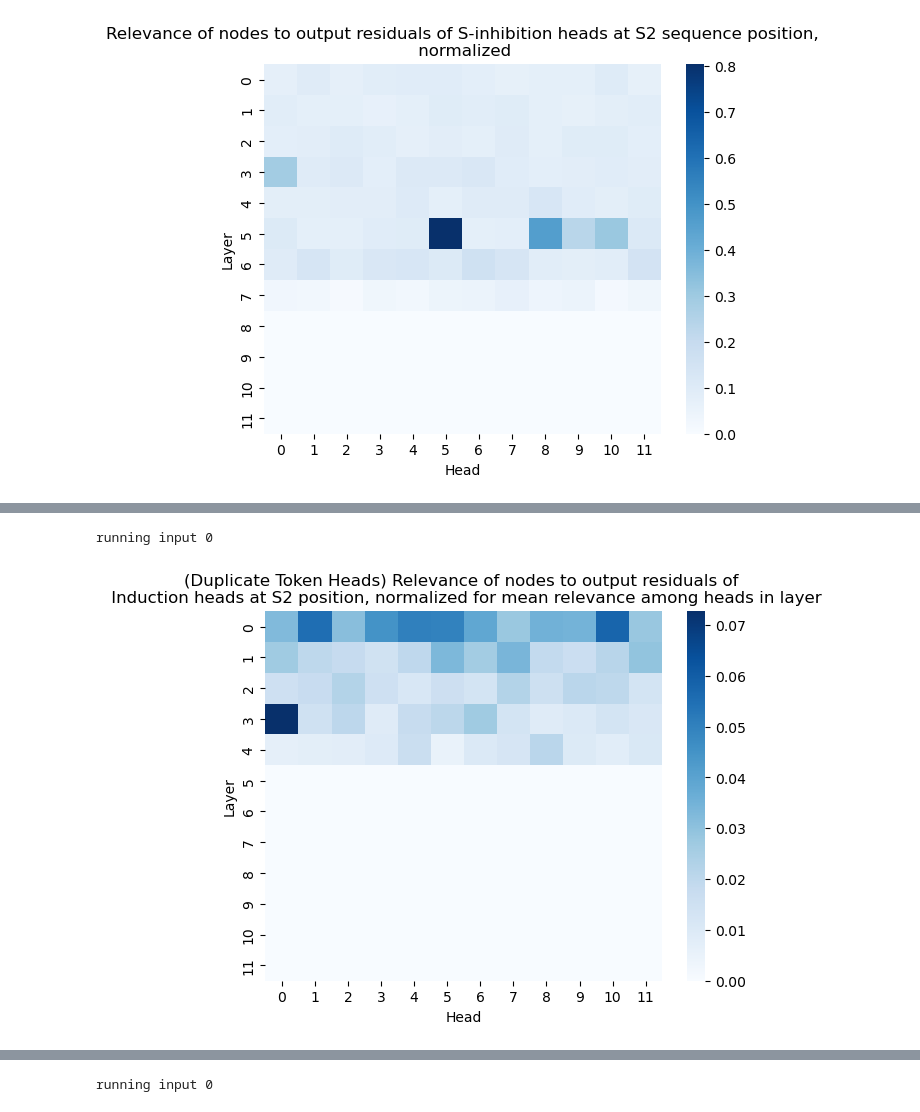
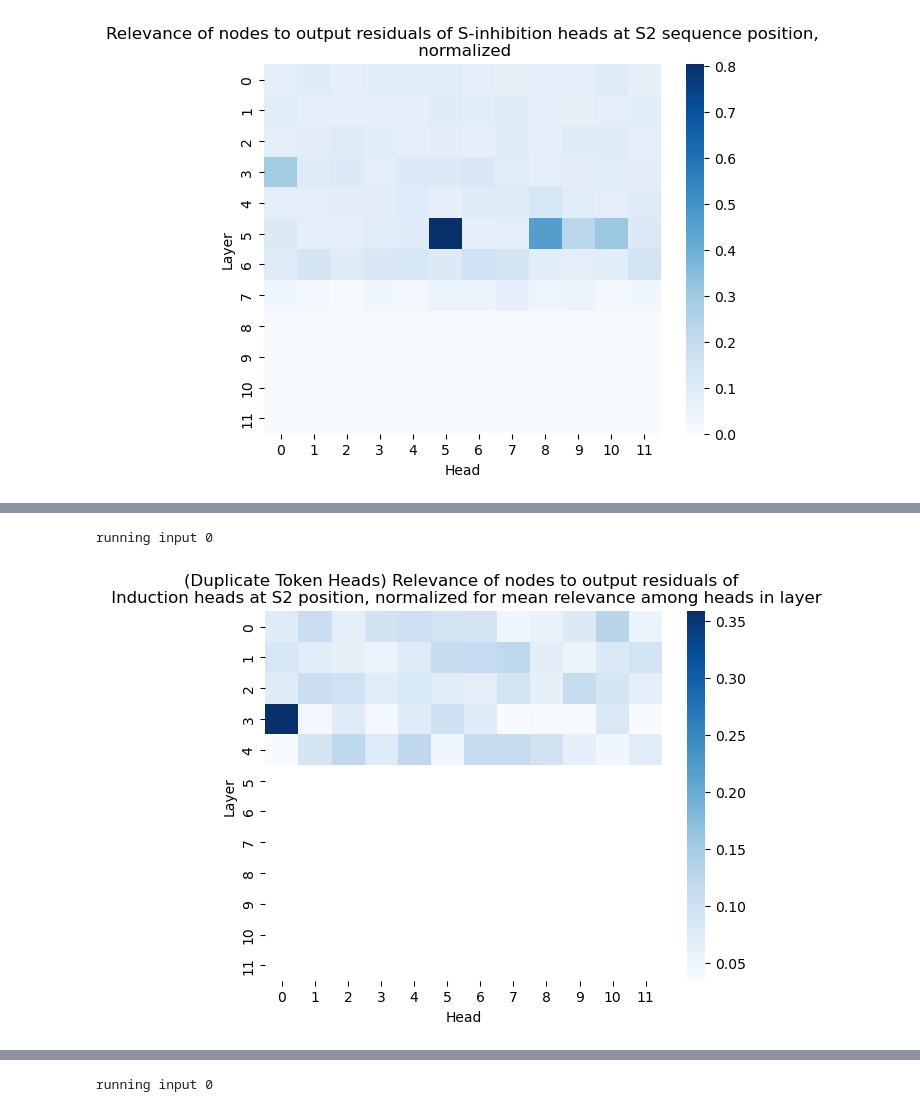
Before and after one commit to adelaidehsu/CD_Circuit, a Jupyter notebook: notebooks/GPT_sanity_checks.ipynb, the cells around one changed output, grey strips where cells are left out. Saved outputs shown, nothing was run; the diff lists cells and outputs as text; code cells hidden in the pictures.

```diff
--- a/notebooks/GPT_sanity_checks.ipynb
+++ b/notebooks/GPT_sanity_checks.ipynb
@@ -746,16 +577,0 @@ I think decomposing key/query here will make things more complicated, not less,
-# %%
-ioi_logits, ioi_cache = model.run_with_cache(ioi_dataset.toks[0:1])
-
-norms = np.zeros((12, 15, 12))
-for layer_idx in range(12):
-    for sequence_idx in range(15):
-        for attn_head_idx in range(12):
-            mean_act = mean_acts[layer_idx, sequence_idx, attn_head_idx]
-            rel = ioi_cache['blocks.' + str(layer_idx) + '.attn.hook_z'][0][sequence_idx][attn_head_idx] - mean_act
-            norms[layer_idx, sequence_idx, attn_head_idx] = np.linalg.norm(rel.cpu())
-# %%
-s = sns.heatmap(np.sum(norms, axis=2)[:10, :], xticklabels = range(12), yticklabels = range(12), cmap='Blues', cbar_kws={'label': ''})
-s.set(xlabel='Head', ylabel='Layer')
-#token = ioi_dataset.tokenized_prompts[0].split('|')[seq_idx]
-plt.title("Norm of rels averaged over attention heads")
-plt.show()
@@ -923,0 +742,20 @@ print(len(outliers))
+# %%
+NUM_SAMPLES = 10
+import functools
+
+ranges = [
+        [layer for layer in range(num_layers)],
+        [sequence_position for sequence_position in range(seq_len)],
+        [attention_head_idx for attention_head_idx in range(num_attention_heads)]
+    ]
+
+source_nodes = [Node(*x) for x in itertools.product(*ranges)]
+ablation_sets = [(n,) for n in source_nodes]
+
+target_nodes = []
+
+# cache activations for faster batch run
+out_decomp, _, _, pre_layer_activations = prop_GPT(ioi_dataset.toks[0:NUM_SAMPLES, :], extended_attention_mask, model, [ablation_sets[0]], target_nodes=target_nodes, device=device, mean_acts=mean_acts, set_irrel_to_mean=True)
+
+prop_fn = lambda ablation_list: prop_GPT(ioi_dataset.toks[0:NUM_SAMPLES, :], extended_attention_mask, model, ablation_list, target_nodes=target_nodes, device=device, mean_acts=mean_acts, set_irrel_to_mean=True, cached_pre_layer_acts=pre_layer_activations)
+out_decomps, target_decomps = batch_run(prop_fn, ablation_sets, num_at_time=64 // NUM_SAMPLES)
@@ -1126,39 +1063,39 @@ ranges = [
 source_nodes = [Node(*x) for x in itertools.product(*ranges)]
 ablation_sets = [(n,) for n in source_nodes]
 
-_, _, _, pre_layer_activations = prop_GPT(encoding_idxs[0:1, :], extended_attention_mask, model, [ablation_sets[0]], target_nodes=target_nodes, device=device, mean_acts=mean_acts, set_irrel_to_mean=False)
+_, _, _, pre_layer_activations = prop_GPT(encoding_idxs[0:NUM_SAMPLES, :], extended_attention_mask, model, [ablation_sets[0]], target_nodes=target_nodes, device=device, mean_acts=mean_acts, set_irrel_to_mean=False)
 
-prop_fn = lambda ablation_list: prop_GPT(encoding_idxs[0:1, :], extended_attention_mask, model, ablation_list, target_nodes=target_nodes, device=device, mean_acts=mean_acts, set_irrel_to_mean=True, cached_pre_layer_acts=pre_layer_activations)
+prop_fn = lambda ablation_list: prop_GPT(encoding_idxs[0:NUM_SAMPLES, :], extended_attention_mask, model, ablation_list, target_nodes=target_nodes, device=device, mean_acts=mean_acts, set_irrel_to_mean=True, cached_pre_layer_acts=pre_layer_activations)
 _, target_decomps = batch_run(prop_fn, ablation_sets)
 relevances = np.zeros((12, 12))
 
 for layer_idx in range(12):
     for head_idx in range(12):
         score = 0
         target_decomp = target_decomps[12 * layer_idx + head_idx]
 
         for i in range(len(target_decomp.target_nodes)):
             rels_magnitude = torch.mean(abs(target_decomp.rels[i])) # np.mean if you are on cpu
             irrels_magnitude = torch.mean(abs(target_decomp.irrels[i])) # np.mean if you are on cpu
             target_node_score = rels_magnitude / (rels_magnitude + irrels_magnitude)
             score += (target_node_score)
 
         if target_decomp.ablation_set[0] in target_nodes:
             score = 0
         relevances[layer_idx, head_idx] = score
-# sums_per_layer = np.sum(relevances, axis=1)
-# normalized_relevances = relevances / np.expand_dims(sums_per_layer, 1)
+sums_per_layer = np.sum(np.abs(relevances), axis=1)
+relevances = relevances / np.expand_dims(sums_per_layer, 1)
 
 # s = sns.heatmap(normalized_relevances, xticklabels = range(12), yticklabels = range(12), cmap='Blues', cbar_kws={'label': ''})
 s = sns.heatmap(relevances, xticklabels = range(12), yticklabels = range(12), cmap='Blues', cbar_kws={'label': ''})
 s.set(xlabel='Head', ylabel='Layer')
 #token = ioi_dataset.tokenized_prompts[0].split('|')[seq_idx]
 plt.title("(Duplicate Token Heads) Relevance of nodes to output residuals of \n Induction heads at S2 position, normalized for mean relevance among heads in layer")
 # (2, 2), (4, 11)
 plt.show()
 # %% [output]
 running input 0
-[figure, old version]
+[figure, new version]
 # %%
 Result = collections.namedtuple('Result', ('ablation_set', 'score'))
 results = []
```
Also changed, not shown: parts of 27 cells of this notebook, 5 other files.
